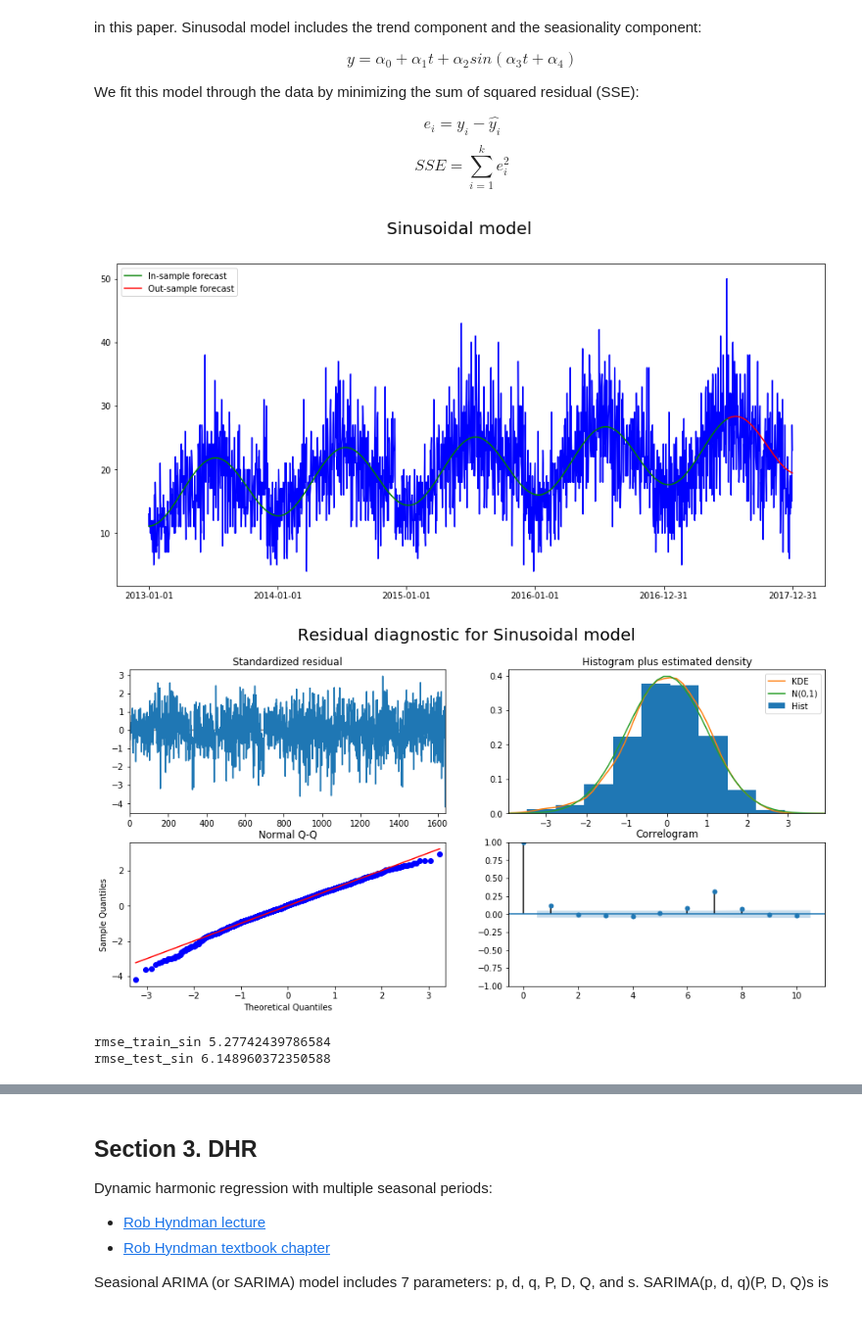
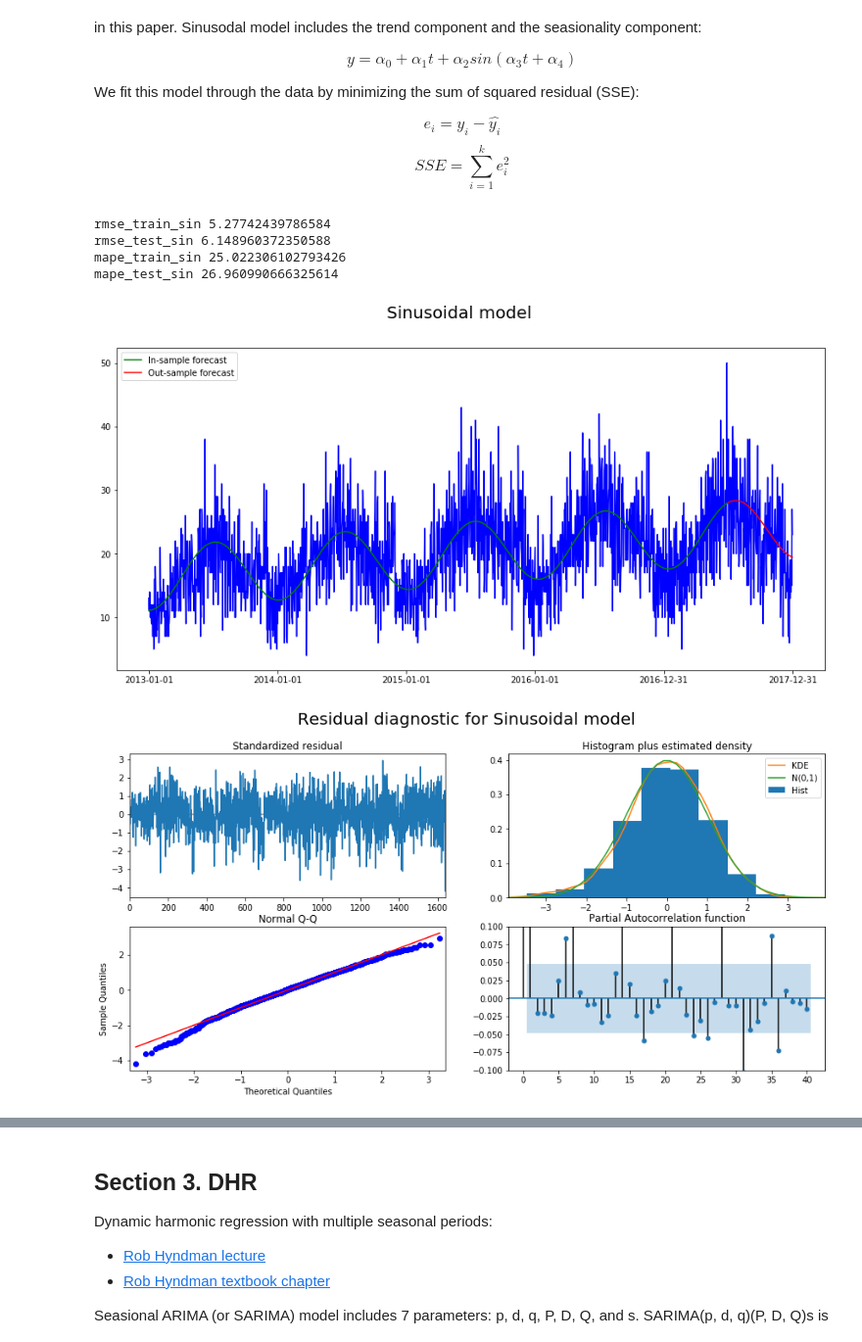
Before and after one commit to sangttruong/hybcast, a Jupyter notebook: main.ipynb, the cells around one changed output, grey strips where cells are left out. Shown at 98% size. Saved outputs shown, nothing was run; the diff lists cells and outputs as text; code cells hidden in the pictures.

```diff
--- a/main.ipynb
+++ b/main.ipynb
@@ -80,7 +80,7 @@ def alarm():
 # Residual diagnostics
 #----------------------------------------------------------------------------------------------------------------------
 # Source: https://www.statsmodels.org/dev/generated/statsmodels.tsa.statespace.mlemodel.MLEResults.plot_diagnostics.html
-def plot_diagnostics(self, variable=0, lags=10, fig=None, figsize=(15,7)):
+def plot_diagnostics(self, variable=0, lags=40, fig=None, figsize=(15,7)):
   from statsmodels.graphics.utils import _import_mpl, create_mpl_fig
   _import_mpl()
   fig = create_mpl_fig(fig, figsize)
@@ -136,11 +136,11 @@ def plot_diagnostics(self, variable=0, lags=10, fig=None, figsize=(15,7)):
 
   # Bottom-right: Correlogram
   ax = fig.add_subplot(224)
-  from statsmodels.graphics.tsaplots import plot_acf
-  plot_acf(resid, ax=ax, lags=lags)
-  ax.set_title('Correlogram')
+  from statsmodels.graphics.tsaplots import plot_pacf
+  plot_pacf(resid, ax=ax, lags=lags)
+  ax.set_title('Partial Autocorrelation function')
 
-  ax.set_ylim(-1, 1)
+  ax.set_ylim(-0.1, 0.1)
 
   return fig
 
@@ -235,37 +235,44 @@ guess_phase = 1
 
 # Model configuration and optimization
 residual = lambda x: train11['sales'] - (x[0] + x[1]*t_train + x[2]*np.sin(x[3]*t_train + x[4]))
 result = leastsq(residual, [guess_int, guess_trend, guess_amp, guess_freq, guess_phase], full_output=1)
 est_int, est_trend, est_amp, est_freq, est_phase = result[0]
 
 # Forecast
 insample_forecast_sin = (est_int+ est_trend*t_train) + est_amp*np.sin(est_freq*t_train + est_phase)
 outsample_forecast_sin =  (est_int+ est_trend*t_test) + est_amp*np.sin(est_freq*t_test + est_phase)
 
 # Error
-rmse_train_sin = math.sqrt(sum((insample_forecast_sin-train11.loc[:,'sales'])**2)/N) #5.357423907854065
-rmse_test_sin = math.sqrt(sum((outsample_forecast_sin-test11.loc[:,'sales'])**2)/(len(raw11)-N)) #6.148960372350588
+rmse_train_sin = math.sqrt(sum((insample_forecast_sin-train11.sales)**2)/N) #5.357423907854065
+rmse_test_sin = math.sqrt(sum((outsample_forecast_sin-test11.sales)**2)/(len(raw11)-N)) #6.148960372350588
+mape_train_sin = 100*sum(abs((insample_forecast_sin-train11.sales)/train11.sales))/N #25.022306102793426
+mape_test_sin = 100*sum(abs((outsample_forecast_sin-test11.sales)/test11.sales))/(len(raw11)-N) #26.960990666325614
+
 print('rmse_train_sin', rmse_train_sin)
 print('rmse_test_sin', rmse_test_sin)
+print('mape_train_sin', mape_train_sin)
+print('mape_test_sin', mape_test_sin)
 
 # Plot
 plt.figure(figsize=(15,7))
 plt.plot(raw11.date, raw11.sales, color='blue')
 plt.plot(insample_forecast_sin, label='In-sample forecast', color='green')
 plt.plot(test11.date, outsample_forecast_sin, label = 'Out-sample forecast', color='red')
 plt.xticks(np.arange(0, len(raw11), 365))
 plt.legend()
 plt.suptitle('Sinusoidal model', fontsize = 20)
-plt.savefig(path + 'figureSin.png', quality = 100, dpi = 1000)
+plt.savefig(path + 'Sin.jpg', dpi = 500)
 plt.show()
 
 # Residual diagnostic
 resdiag_sin = plot_diagnostics(insample_forecast_sin-train11.sales)
 plt.suptitle('Residual diagnostic for Sinusoidal model', fontsize = 20)
-resdiag_sin.savefig(path + 'resid_sin.png', quality = 100, dpi = 1000)
+resdiag_sin.savefig(path + 'resid_sin.jpg', dpi = 500)
 resdiag_sin.show()
 # %% [output]
+rmse_train_sin 5.27742439786584
+rmse_test_sin 6.148960372350588
+mape_train_sin 25.022306102793426
+mape_test_sin 26.960990666325614
 [figure]
-[figure, old version]
+[figure, new version]
-rmse_train_sin 5.27742439786584
-rmse_test_sin 6.148960372350588
```
Also changed, not shown: parts of 27 cells of this notebook.
